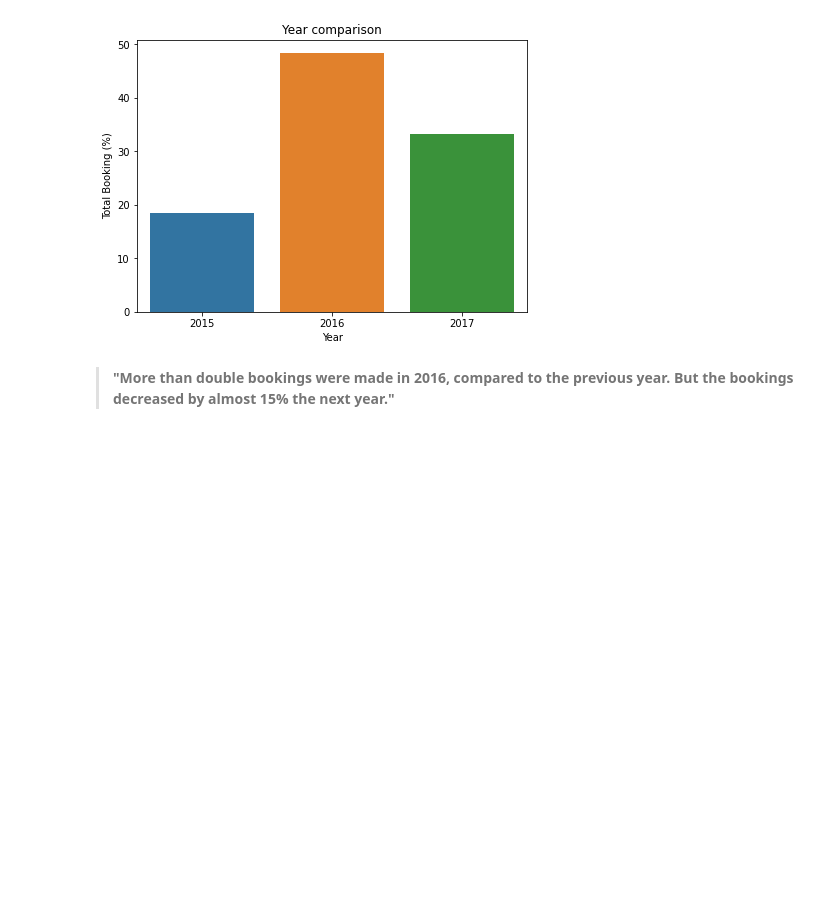
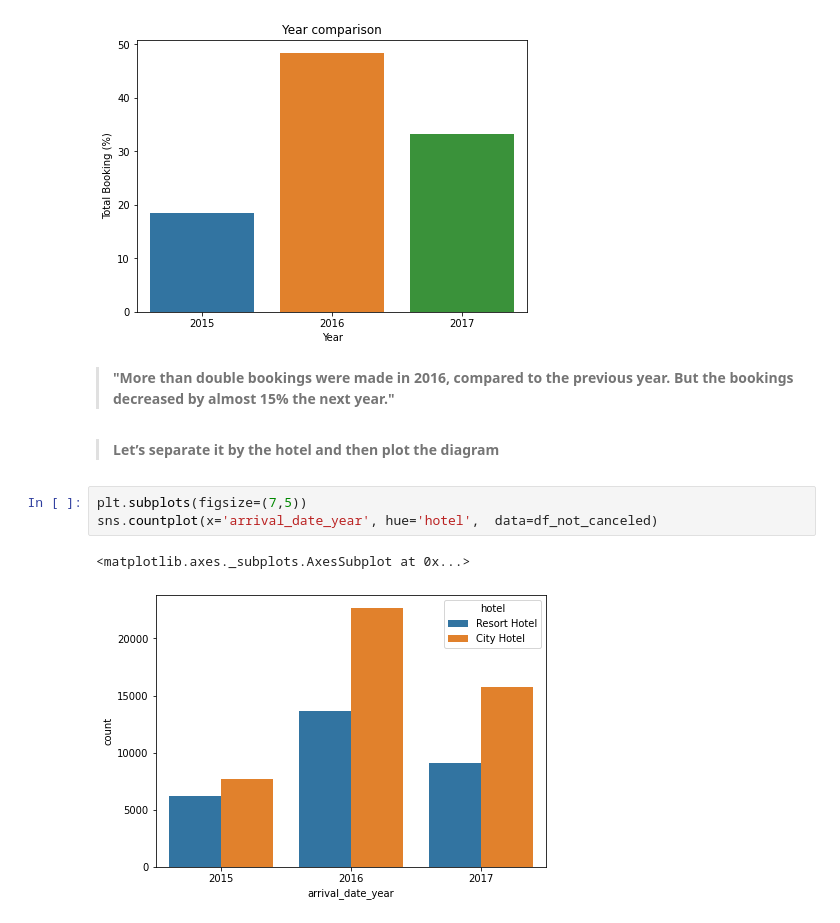
Before and after one commit to jsbhati800/Hotel-Booking-Demand-Analysis, a Jupyter notebook: part_1_Hotel_Booking_Analysis_Capstone_Project.ipynb, the cells around one changed output. Drawn from its saved outputs; the diff is of its cells as text; blank space fills up the shorter version.

```diff
--- a/part_1_Hotel_Booking_Analysis_Capstone_Project.ipynb
+++ b/part_1_Hotel_Booking_Analysis_Capstone_Project.ipynb
@@ -395,3 +395,13 @@ Pass the following variables as keyword args: x, y. From version 0.12, the only
 
 > **"More than double bookings were made in 2016, compared to the previous year.
 But the bookings decreased by almost 15% the next year."**
+# %% [markdown]
+
+
+> **Let’s separate it by the hotel and then plot the diagram**
+# %%
+plt.subplots(figsize=(7,5))
+sns.countplot(x='arrival_date_year', hue='hotel',  data=df_not_canceled)
+# %% [output]
+<matplotlib.axes._subplots.AxesSubplot at 0x...>
+[figure, added]
```
Also changed, not shown: parts of 34 cells of this notebook.
